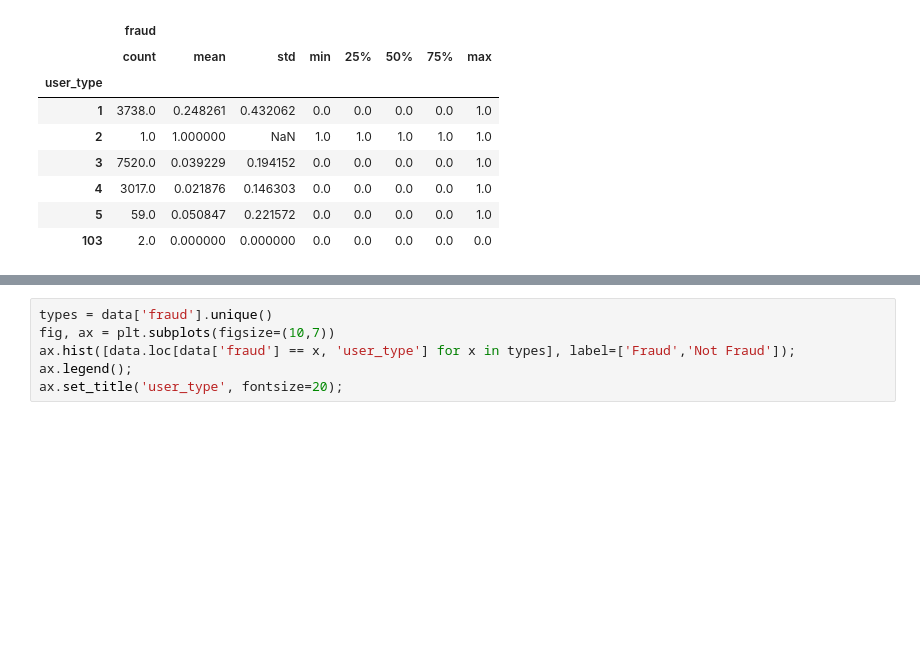
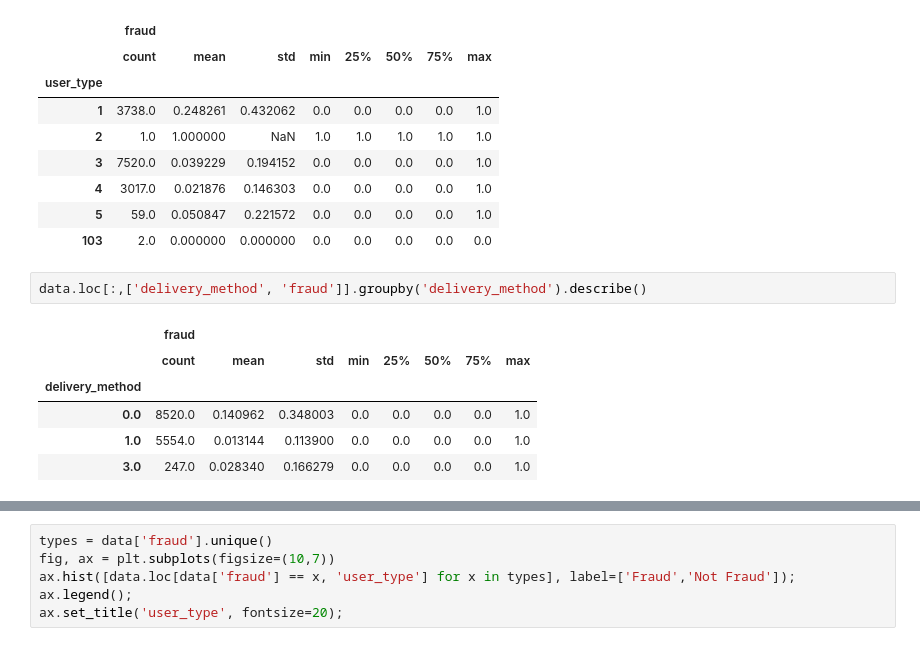
Before and after one commit to josephshanks/fraud-detector, a Jupyter notebook: data/eda_eddie.ipynb, the cells around one changed output, grey strips where cells are left out. Cells and saved outputs as stored; diff of their text form; blank space fills up the shorter version.

```diff
--- a/data/eda_eddie.ipynb
+++ b/data/eda_eddie.ipynb
@@ -75,3 +94,12 @@ data.loc[:,['user_type', 'fraud']].groupby('user_type').describe()
 | 4 | 3017.0 | 0.021876 | 0.146303 | 0.0 | 0.0 | 0.0 | 0.0 | 1.0 |
 | 5 | 59.0 | 0.050847 | 0.221572 | 0.0 | 0.0 | 0.0 | 0.0 | 1.0 |
 | 103 | 2.0 | 0.000000 | 0.000000 | 0.0 | 0.0 | 0.0 | 0.0 | 0.0 |
+# %%
+data.loc[:,['delivery_method', 'fraud']].groupby('delivery_method').describe()
+# %% [output]
+|  | fraud |  |  |  |  |  |  |  |
+|  | count | mean | std | min | 25% | 50% | 75% | max |
+| delivery_method |  |  |  |  |  |  |  |  |
+| 0.0 | 8520.0 | 0.140962 | 0.348003 | 0.0 | 0.0 | 0.0 | 0.0 | 1.0 |
+| 1.0 | 5554.0 | 0.013144 | 0.113900 | 0.0 | 0.0 | 0.0 | 0.0 | 1.0 |
+| 3.0 | 247.0 | 0.028340 | 0.166279 | 0.0 | 0.0 | 0.0 | 0.0 | 1.0 |
```
Also changed, not shown: parts of 25 cells of this notebook, 1 other file.
